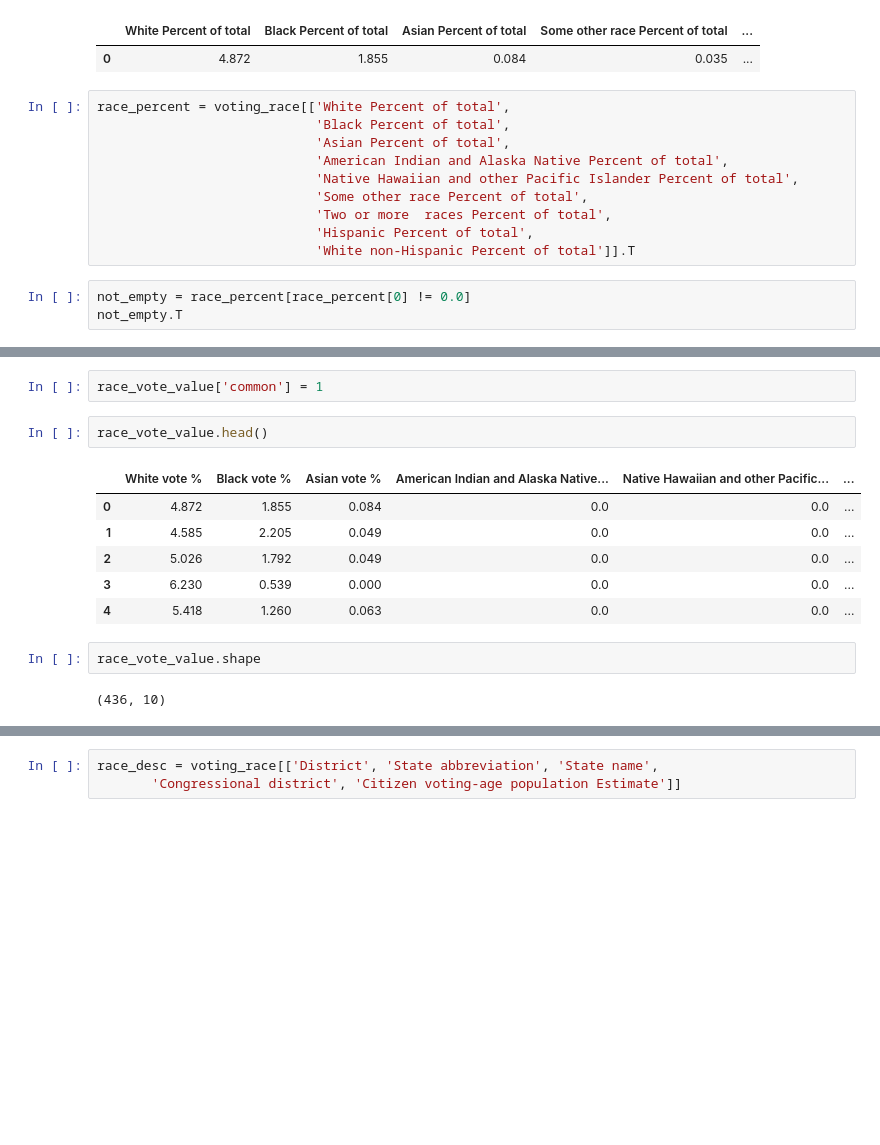
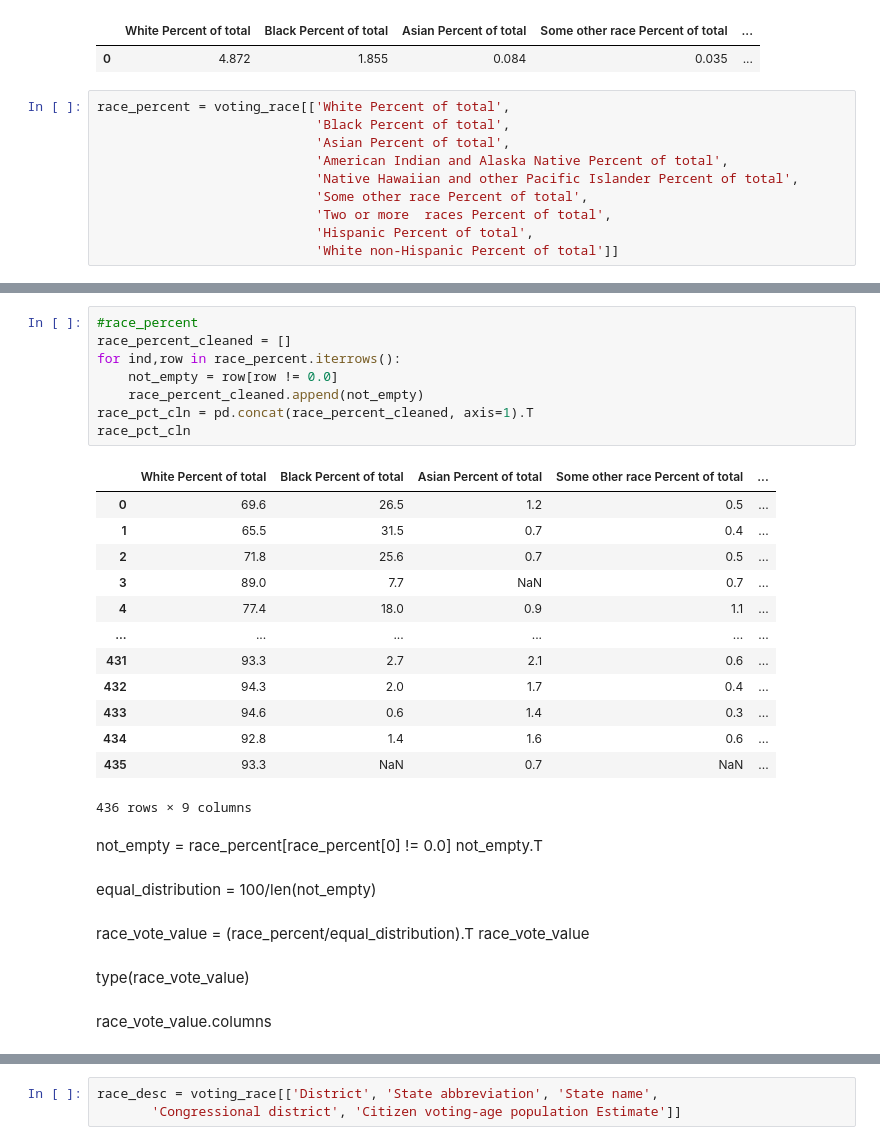
Before and after one commit to tthoang/Reading-Between-the-Gerrymandered-Lines, a Jupyter notebook: notebooks/demographics_eda.ipynb, the cells around one changed output, grey strips where cells are left out. Drawn from its saved outputs; the diff is of its cells as text; blank space fills up the shorter version.

```diff
--- a/notebooks/demographics_eda.ipynb
+++ b/notebooks/demographics_eda.ipynb
@@ -1364,7 +1387,4 @@ race_percent = voting_race[['White Percent of total',
                             'Some other race Percent of total',
                             'Two or more  races Percent of total',
                             'Hispanic Percent of total',
-                            'White non-Hispanic Percent of total']].T
+                            'White non-Hispanic Percent of total']]
-# %%
-not_empty = race_percent[race_percent[0] != 0.0]
-not_empty.T
@@ -1443,15 +1391,34 @@ race_vote_value
-# %%
-race_vote_value['common'] = 1
-# %%
-race_vote_value.head()
-# %% [output]
-|  | White vote % | Black vote % | Asian vote % | American Indian and Alaska Native... | Native Hawaiian and other Pacific... | ... |
-| 0 | 4.872 | 1.855 | 0.084 | 0.0 | 0.0 | ... |
-| 1 | 4.585 | 2.205 | 0.049 | 0.0 | 0.0 | ... |
-| 2 | 5.026 | 1.792 | 0.049 | 0.0 | 0.0 | ... |
-| 3 | 6.230 | 0.539 | 0.000 | 0.0 | 0.0 | ... |
-| 4 | 5.418 | 1.260 | 0.063 | 0.0 | 0.0 | ... |
-# %%
-race_vote_value.shape
-# %% [output]
-(436, 10)
+# %%
+#race_percent
+race_percent_cleaned = []
+for ind,row in race_percent.iterrows():
+    not_empty = row[row != 0.0]
+    race_percent_cleaned.append(not_empty)
+race_pct_cln = pd.concat(race_percent_cleaned, axis=1).T
+race_pct_cln
+# %% [output]
+|  | White Percent of total | Black Percent of total | Asian Percent of total | Some other race Percent of total | ... |
+| 0 | 69.6 | 26.5 | 1.2 | 0.5 | ... |
+| 1 | 65.5 | 31.5 | 0.7 | 0.4 | ... |
+| 2 | 71.8 | 25.6 | 0.7 | 0.5 | ... |
+| 3 | 89.0 | 7.7 | NaN | 0.7 | ... |
+| 4 | 77.4 | 18.0 | 0.9 | 1.1 | ... |
+| ... | ... | ... | ... | ... | ... |
+| 431 | 93.3 | 2.7 | 2.1 | 0.6 | ... |
+| 432 | 94.3 | 2.0 | 1.7 | 0.4 | ... |
+| 433 | 94.6 | 0.6 | 1.4 | 0.3 | ... |
+| 434 | 92.8 | 1.4 | 1.6 | 0.6 | ... |
+| 435 | 93.3 | NaN | 0.7 | NaN | ... |
+436 rows × 9 columns
+# %% [markdown]
+not_empty = race_percent[race_percent[0] != 0.0]
+not_empty.T
+# %% [markdown]
+equal_distribution = 100/len(not_empty)
+# %% [markdown]
+race_vote_value = (race_percent/equal_distribution).T
+race_vote_value
+# %% [markdown]
+type(race_vote_value)
+# %% [markdown]
+race_vote_value.columns
```
Also changed, not shown: parts of 39 cells of this notebook.
